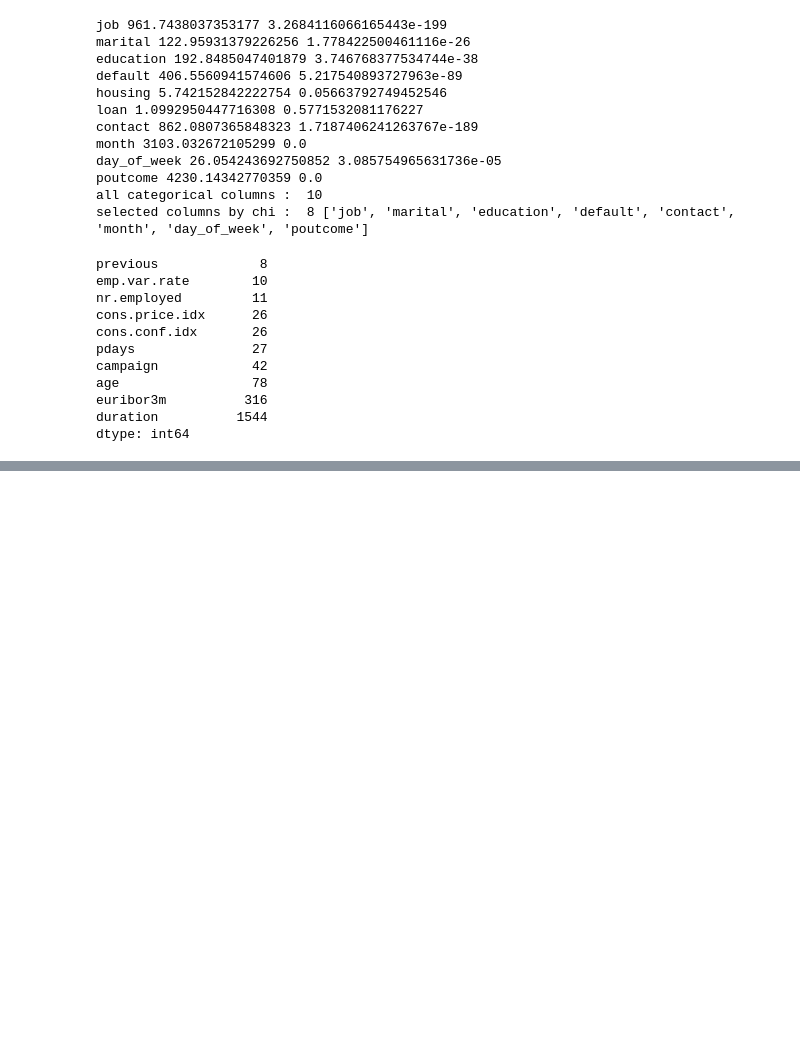
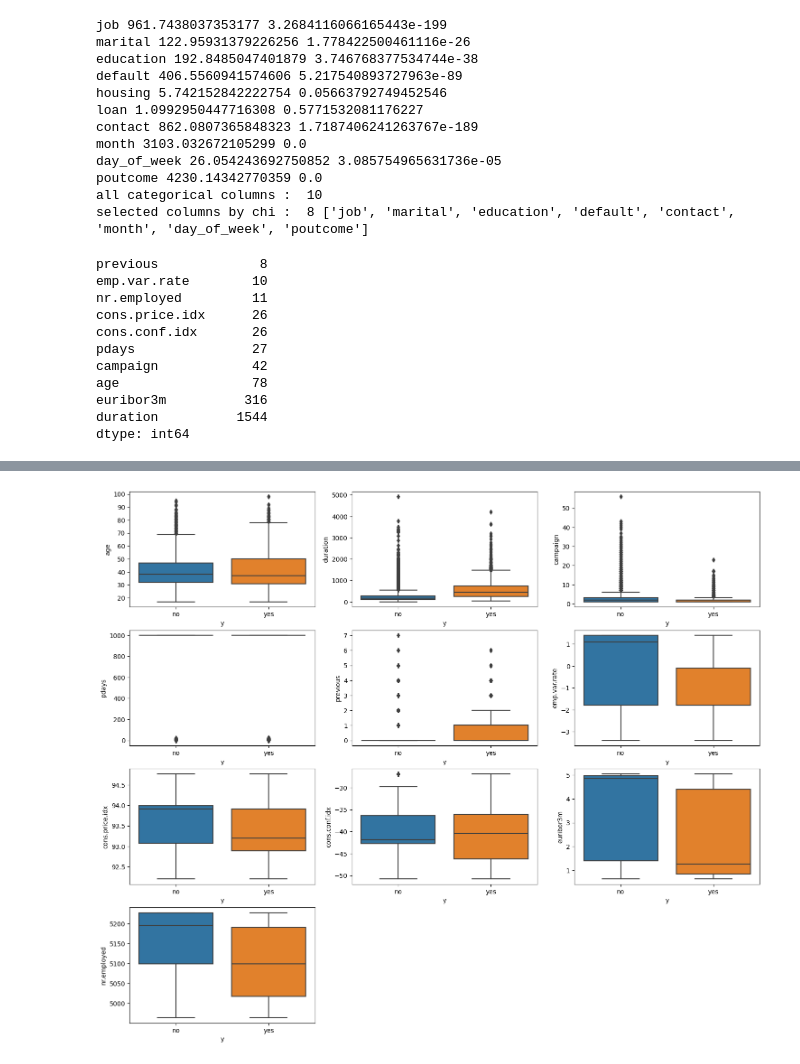
Before and after one commit to TaeyoonKim-DS/bank-customer-marekting-target, a Jupyter notebook: analysis.ipynb, the cells around one changed output, grey strips where cells are left out. Drawn from its saved outputs; the diff is of its cells as text; code cells hidden in the pictures; blank space fills up the shorter version.

```diff
--- a/analysis.ipynb
+++ b/analysis.ipynb
@@ -391,0 +415,3 @@ dtype: int64
+# %%
+for column_name in list_numeric_columns:
+    print(column_name, "skew : ", skew(df[column_name]), "kur : ", kurtosis(df[column_name]))
@@ -391,0 +483,11 @@ dtype: int64
+# %%
+plt.figure(figsize=(18,12))
+x = 1
+plt.subplots_adjust(top = 0.99, bottom = 0.01, hspace = 0.2, wspace = 0.2)
+for column_name in list_numeric_columns:
+    plt.subplot(4,3,x)
+    x = x +1
+    sns.boxplot(data=df, x=target_column, y=column_name)
+plt.show()
+# %% [output]
+[figure, added]
```
Also changed, not shown: parts of 53 cells of this notebook, 1 other file.
